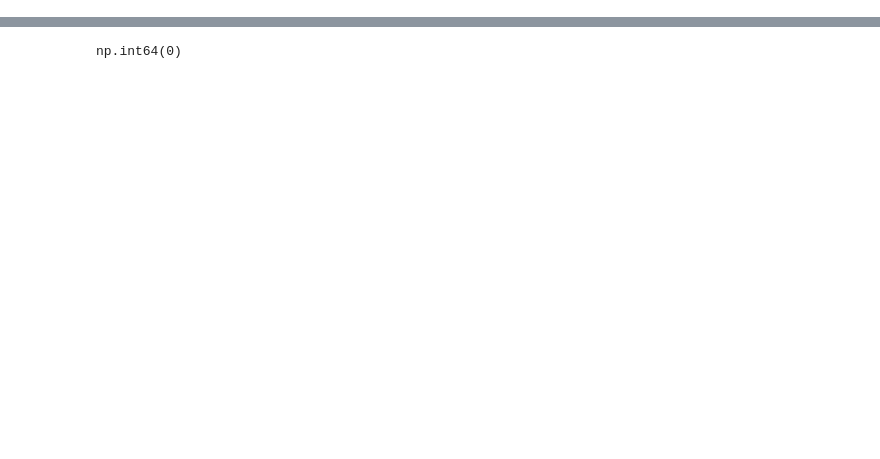
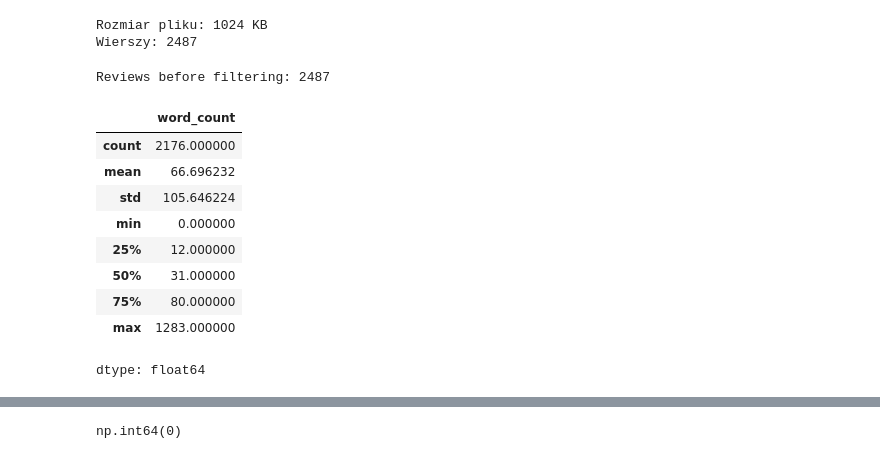
Before and after one commit to GabrielaTranslite/Sentiment_Analysis_Video_Games, a Jupyter notebook: sentiment_analysis.ipynb, the cells around one changed output, grey strips where cells are left out. Cells and saved outputs as stored; diff of their text form; code cells hidden in the pictures; blank space fills up the shorter version.

```diff
--- a/sentiment_analysis.ipynb
+++ b/sentiment_analysis.ipynb
@@ -19,0 +11,15 @@ reviews.head()
+# %%
+# Reading the reviews file
+
+print(f"Rozmiar pliku: {os.path.getsize('steam_reviews_3274580.csv') / 1024:.0f} KB")
+
+df = pd.read_csv('steam_reviews_3274580.csv', on_bad_lines='skip')
+print(f"Wierszy: {len(df)}")
+# %% [output]
+Rozmiar pliku: 1024 KB
+Wierszy: 2487
+# %%
+# Number of reviews
+print(f"Reviews before filtering: {len(reviews)}")
+# %% [output]
+Reviews before filtering: 2487
@@ -19,0 +29,15 @@ reviews.head()
+# %%
+# Review lengths
+reviews['word_count'] = reviews['clean_text'].str.split().str.len()
+reviews['word_count'].describe()
+# %% [output]
+|  | word_count |
+| count | 2176.000000 |
+| mean | 66.696232 |
+| std | 105.646224 |
+| min | 0.000000 |
+| 25% | 12.000000 |
+| 50% | 31.000000 |
+| 75% | 80.000000 |
+| max | 1283.000000 |
+dtype: float64
```
Also changed, not shown: parts of 17 cells of this notebook.
